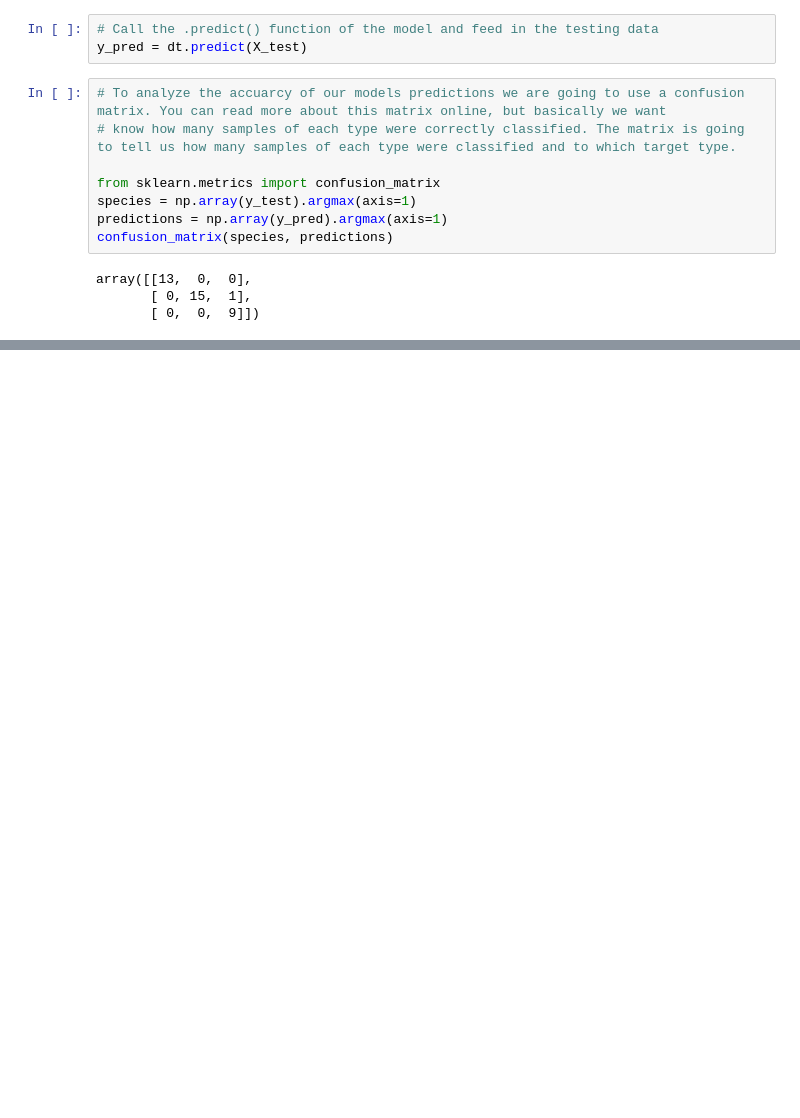
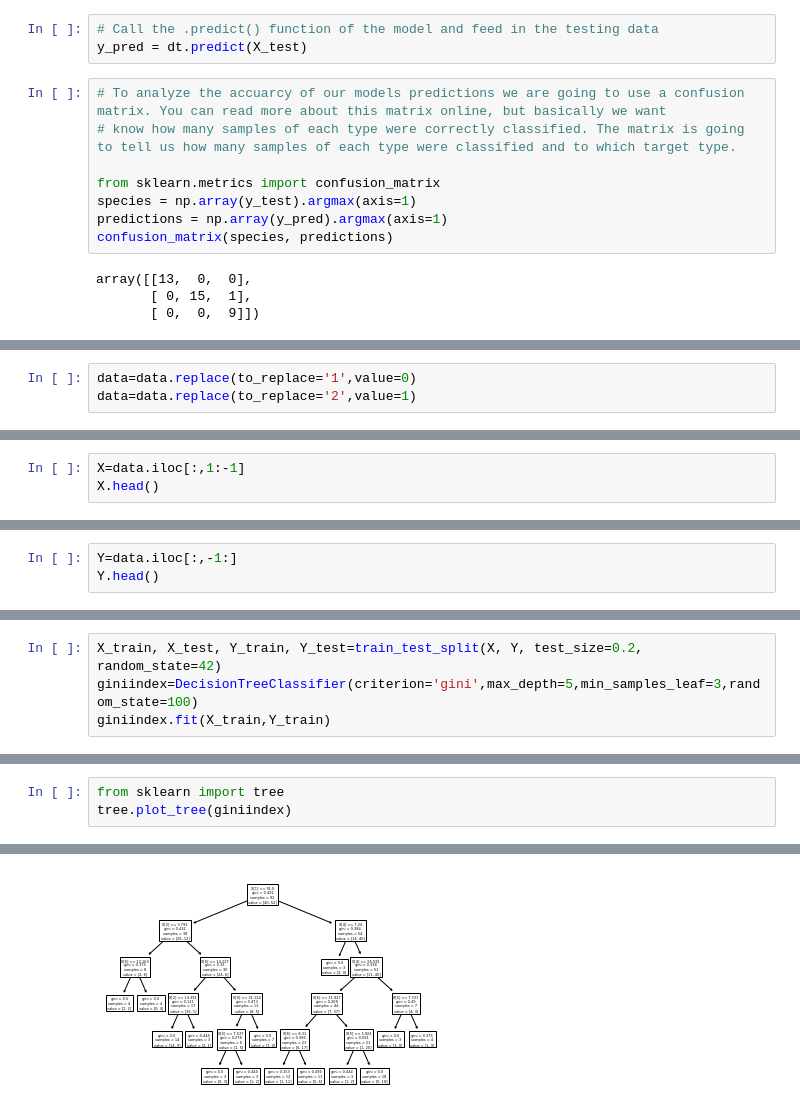
Before and after one commit to febyfadlilah/datamining, a Jupyter notebook: _sources/notebooks.ipynb, the cells around one changed output, grey strips where cells are left out. Saved outputs shown, nothing was run; the diff lists cells and outputs as text; blank space fills up the shorter version.

```diff
--- a/_sources/notebooks.ipynb
+++ b/_sources/notebooks.ipynb
@@ -1081,0 +1272,3 @@ array([[13,  0,  0],
+# %%
+data=data.replace(to_replace='1',value=0)
+data=data.replace(to_replace='2',value=1)
@@ -1081,0 +1317,3 @@ array([[13,  0,  0],
+# %%
+X=data.iloc[:,1:-1]
+X.head()
@@ -1081,0 +1327,3 @@ array([[13,  0,  0],
+# %%
+Y=data.iloc[:,-1:]
+Y.head()
@@ -1081,0 +1337,4 @@ array([[13,  0,  0],
+# %%
+X_train, X_test, Y_train, Y_test=train_test_split(X, Y, test_size=0.2, random_state=42)
+giniindex=DecisionTreeClassifier(criterion='gini',max_depth=5,min_samples_leaf=3,random_state=100)
+giniindex.fit(X_train,Y_train)
@@ -1081,0 +1384,4 @@ array([[13,  0,  0],
+# %%
+from sklearn import tree
+tree.plot_tree(giniindex)
+# %% [output]
@@ -1081,0 +1405 @@ array([[13,  0,  0],
+[figure, added]
```
Also changed, not shown: parts of 42 cells of this notebook, 7 other files.
